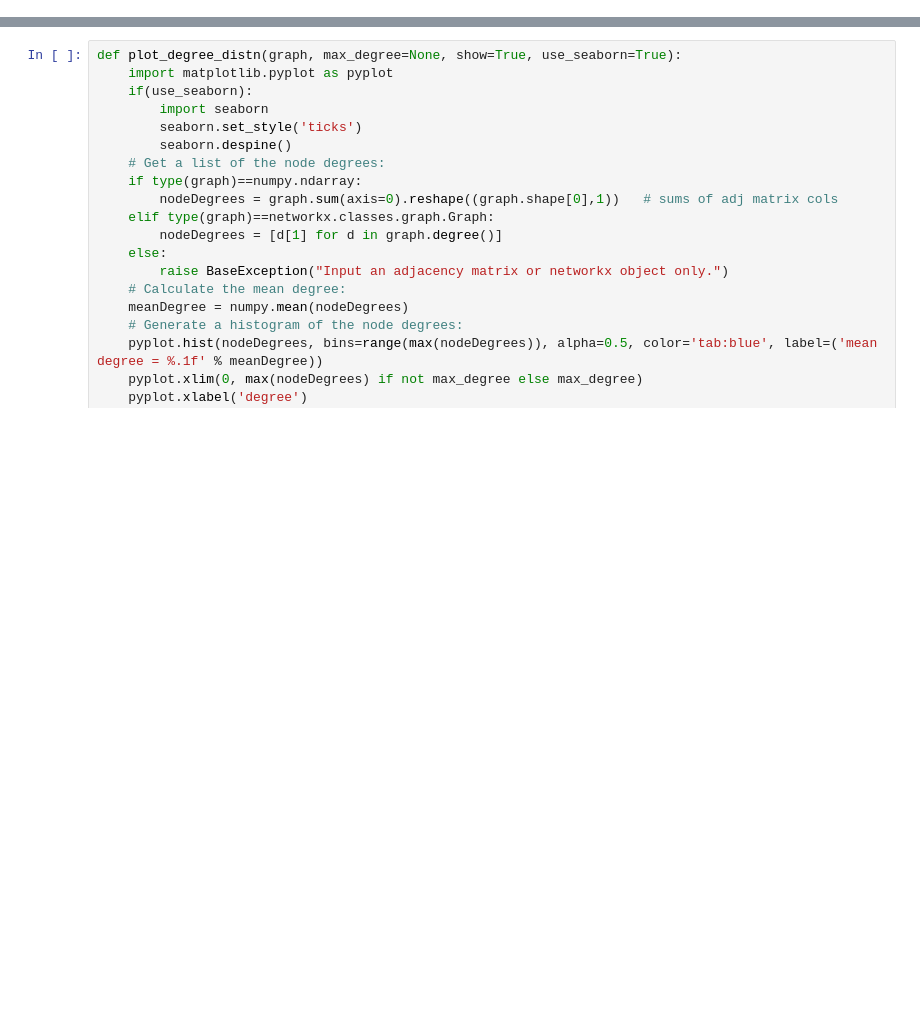
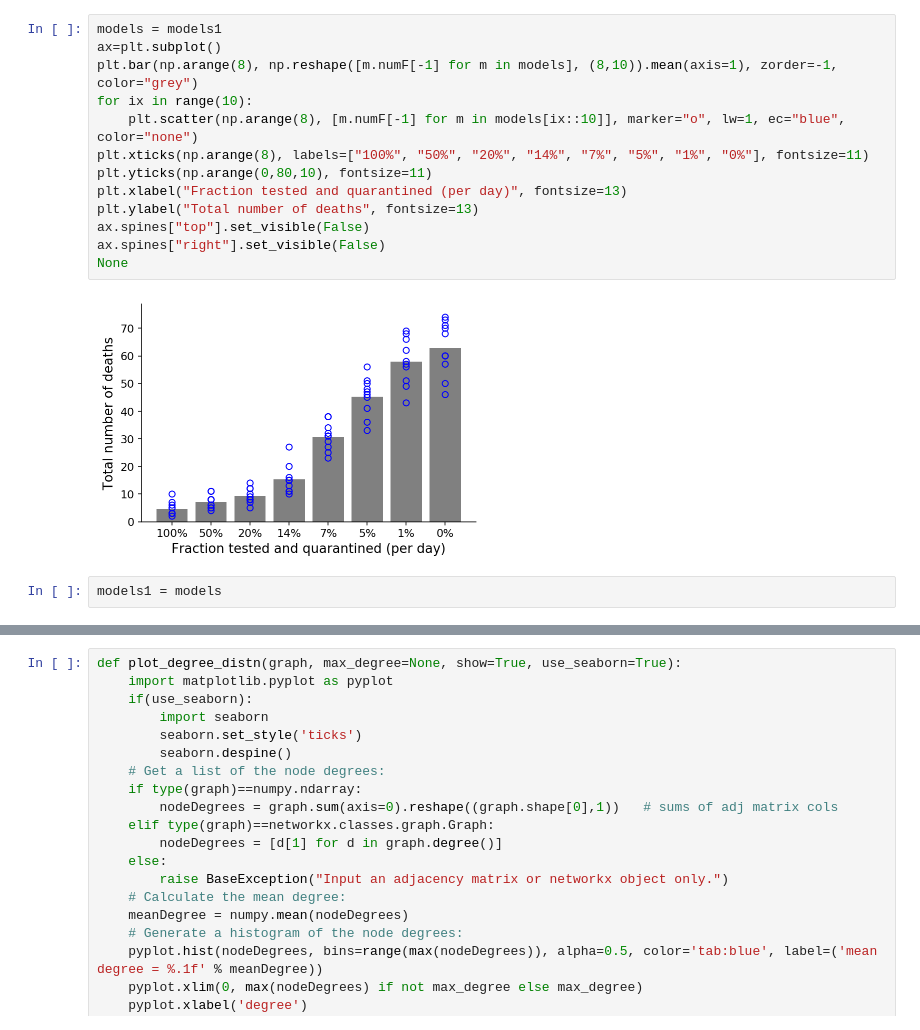
Before and after one commit to paulromer149/ubiquitous-testing, a Jupyter notebook: SEIRSplus_test_everyone.ipynb, the cells around one changed output, grey strips where cells are left out. Saved outputs shown, nothing was run; the diff lists cells and outputs as text; blank space fills up the shorter version.

```diff
--- a/SEIRSplus_test_everyone.ipynb
+++ b/SEIRSplus_test_everyone.ipynb
@@ -154,0 +166,17 @@ t = 300.06
+# %%
+models = models1
+ax=plt.subplot()
+plt.bar(np.arange(8), np.reshape([m.numF[-1] for m in models], (8,10)).mean(axis=1), zorder=-1, color="grey")
+for ix in range(10):
+    plt.scatter(np.arange(8), [m.numF[-1] for m in models[ix::10]], marker="o", lw=1, ec="blue", color="none")
+plt.xticks(np.arange(8), labels=["100%", "50%", "20%", "14%", "7%", "5%", "1%", "0%"], fontsize=11)
+plt.yticks(np.arange(0,80,10), fontsize=11)
+plt.xlabel("Fraction tested and quarantined (per day)", fontsize=13)
+plt.ylabel("Total number of deaths", fontsize=13)
+ax.spines["top"].set_visible(False)
+ax.spines["right"].set_visible(False)
+None
+# %% [output]
+[figure, added]
+# %%
+models1 = models
```
Also changed, not shown: parts of 16 cells of this notebook.
